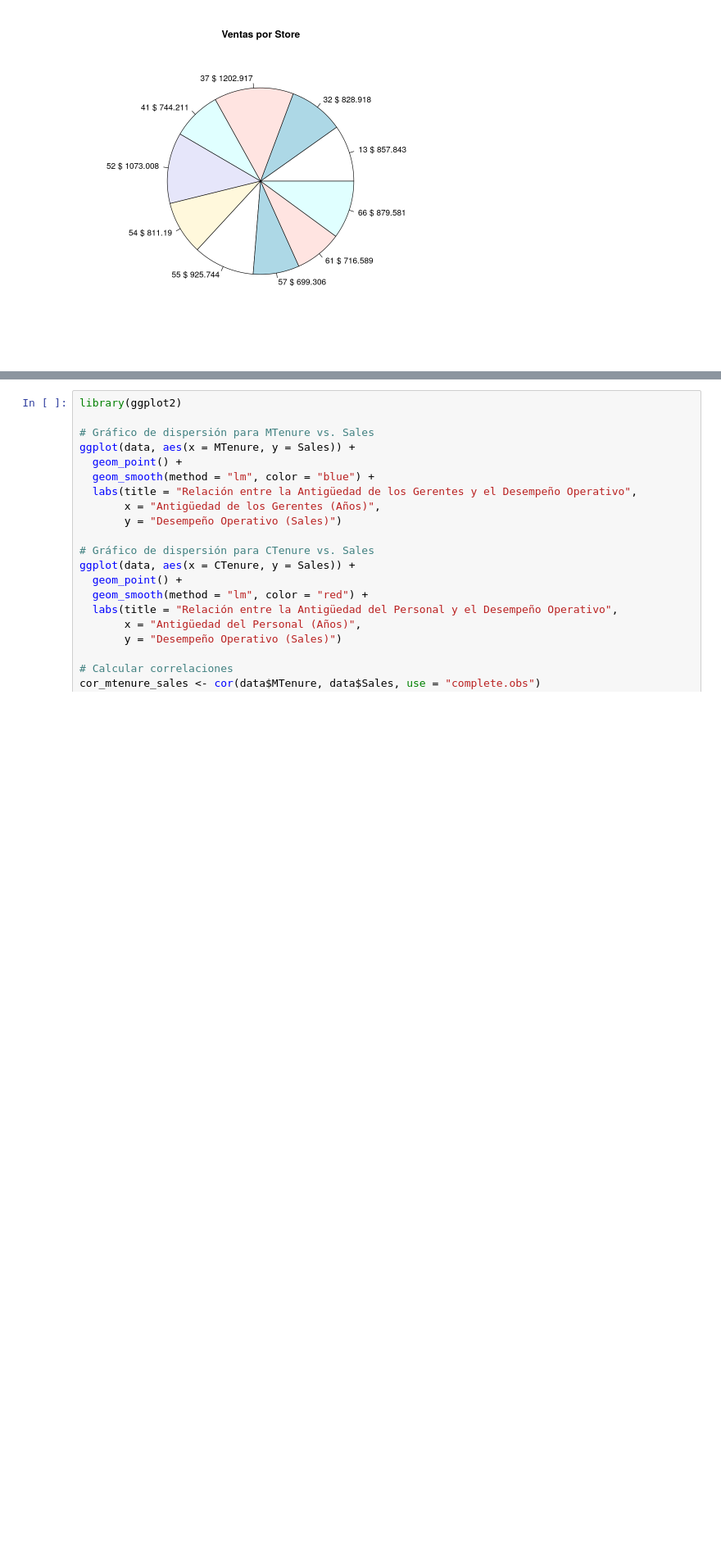
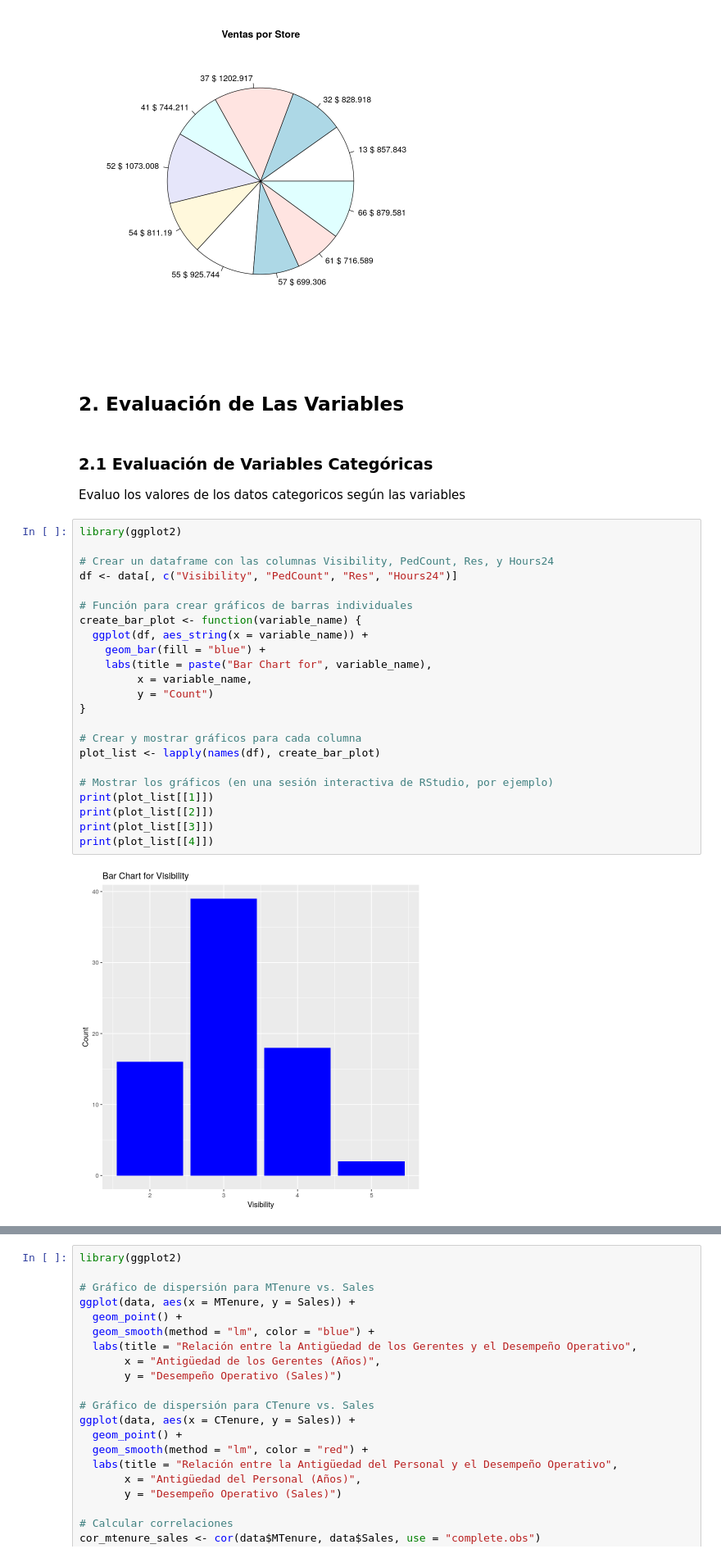
Before and after one commit to gdelgador/devcontainers-rstudio, a Jupyter notebook: explore-data/data_exploration.ipynb, the cells around one changed output, grey strips where cells are left out. Shown at 82% size. Drawn from its saved outputs; the diff is of its cells as text; blank space fills up the shorter version.

```diff
--- a/explore-data/data_exploration.ipynb
+++ b/explore-data/data_exploration.ipynb
@@ -180,3 +189,34 @@ sales_by_store$total_sales <- sales_by_store$total_sales / 1000
 pie(sales_by_store$total_sales, labels = paste(sales_by_store$store, "$", sales_by_store$total_sales), main = "Ventas por Store")
 # %% [output]
 [figure]
+# %% [markdown]
+## 2. Evaluación de Las Variables
+# %% [markdown]
+### 2.1 Evaluación de Variables Categóricas
+
+Evaluo los valores de los datos categoricos según las variables
+# %%
+library(ggplot2)
+
+# Crear un dataframe con las columnas Visibility, PedCount, Res, y Hours24
+df <- data[, c("Visibility", "PedCount", "Res", "Hours24")]
+
+# Función para crear gráficos de barras individuales
+create_bar_plot <- function(variable_name) {
+  ggplot(df, aes_string(x = variable_name)) +
+    geom_bar(fill = "blue") +
+    labs(title = paste("Bar Chart for", variable_name),
+         x = variable_name,
+         y = "Count")
+}
+
+# Crear y mostrar gráficos para cada columna
+plot_list <- lapply(names(df), create_bar_plot)
+
+# Mostrar los gráficos (en una sesión interactiva de RStudio, por ejemplo)
+print(plot_list[[1]])
+print(plot_list[[2]])
+print(plot_list[[3]])
+print(plot_list[[4]])
+# %% [output]
+[figure, added]
```
Also changed, not shown: parts of 30 cells of this notebook.
